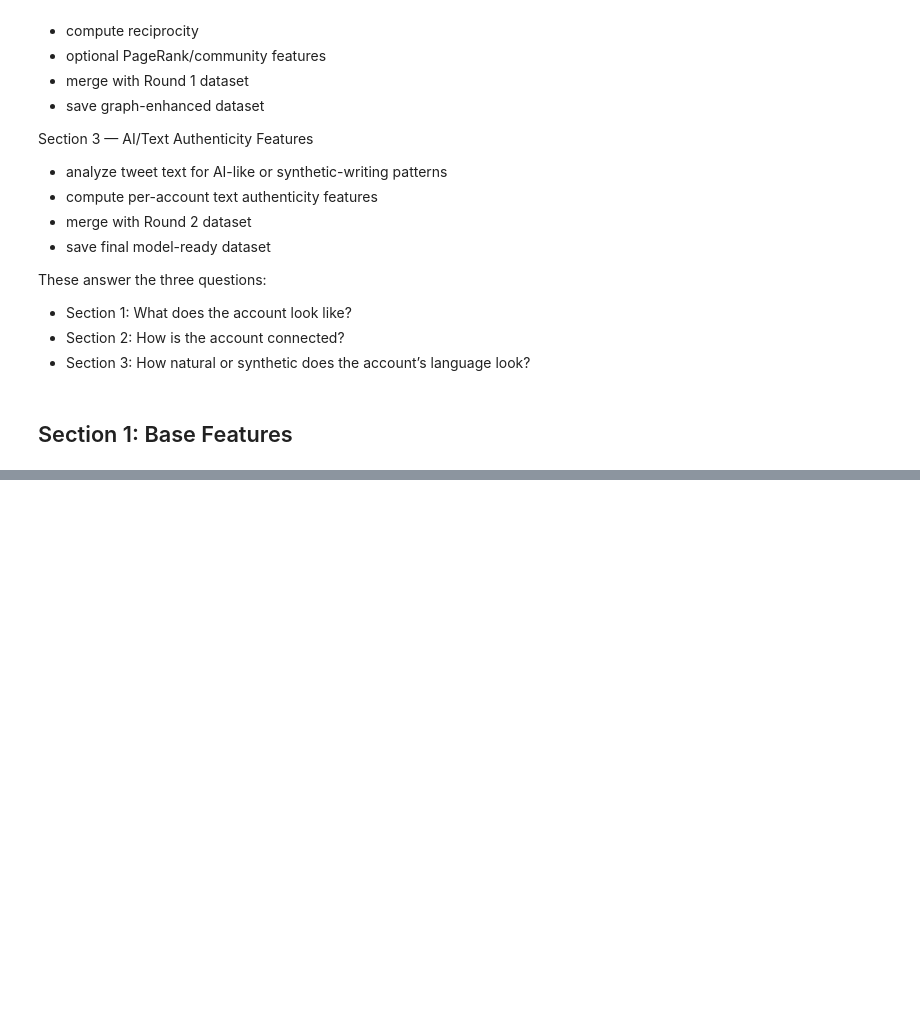
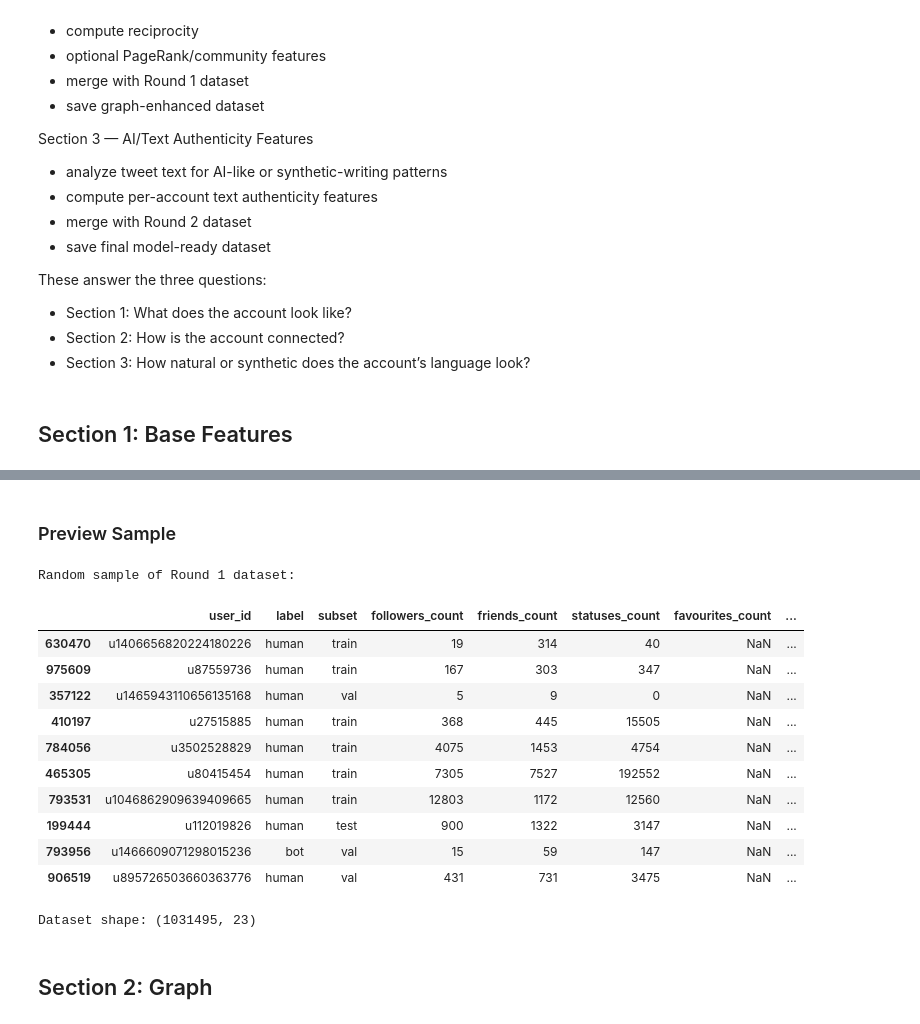
Before and after one commit to AhteshamAlvi/Twibot_Detection_Research, a Jupyter notebook: notebooks/02_feature_engineering.ipynb, the cells around one changed output, grey strips where cells are left out. Saved outputs shown, nothing was run; the diff lists cells and outputs as text; code cells hidden in the pictures; blank space fills up the shorter version.

```diff
--- a/notebooks/02_feature_engineering.ipynb
+++ b/notebooks/02_feature_engineering.ipynb
@@ -163,0 +203,25 @@ display(round1_summary)
+# %% [markdown]
+### Preview Sample
+# %%
+pd.set_option("display.max_columns", None)
+
+print("Random sample of Round 1 dataset:")
+display(round1_all.sample(10, random_state=42))
+
+print("\nDataset shape:", round1_all.shape)
+# %% [output]
+Random sample of Round 1 dataset:
+|  | user_id | label | subset | followers_count | friends_count | statuses_count | favourites_count | ... |
+| 630470 | u1406656820224180226 | human | train | 19 | 314 | 40 | NaN | ... |
+| 975609 | u87559736 | human | train | 167 | 303 | 347 | NaN | ... |
+| 357122 | u1465943110656135168 | human | val | 5 | 9 | 0 | NaN | ... |
+| 410197 | u27515885 | human | train | 368 | 445 | 15505 | NaN | ... |
+| 784056 | u3502528829 | human | train | 4075 | 1453 | 4754 | NaN | ... |
+| 465305 | u80415454 | human | train | 7305 | 7527 | 192552 | NaN | ... |
+| 793531 | u1046862909639409665 | human | train | 12803 | 1172 | 12560 | NaN | ... |
+| 199444 | u112019826 | human | test | 900 | 1322 | 3147 | NaN | ... |
+| 793956 | u1466609071298015236 | bot | val | 15 | 59 | 147 | NaN | ... |
+| 906519 | u895726503660363776 | human | val | 431 | 731 | 3475 | NaN | ... |
+Dataset shape: (1031495, 23)
+# %% [markdown]
+## Section 2: Graph
```
Also changed, not shown: parts of 7 cells of this notebook.
